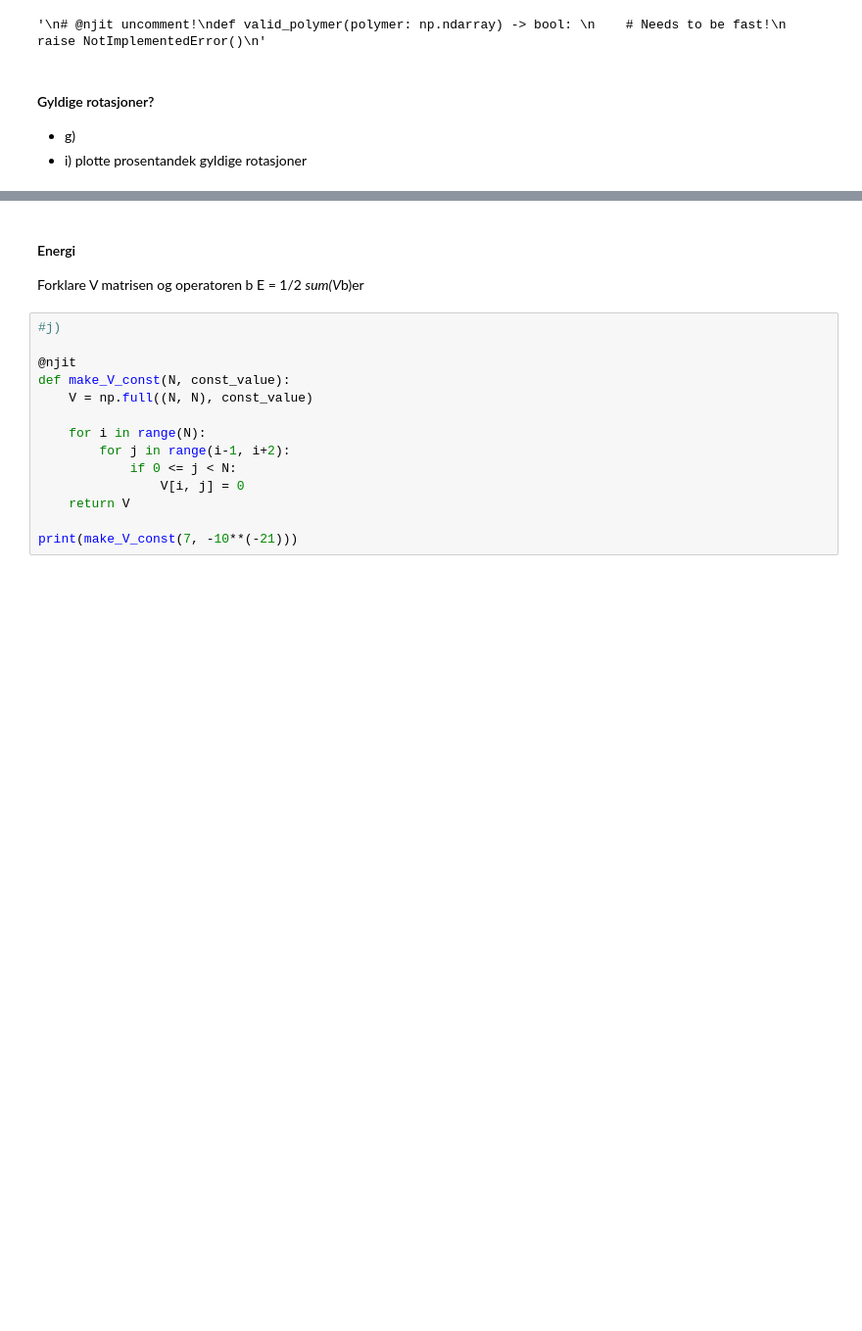
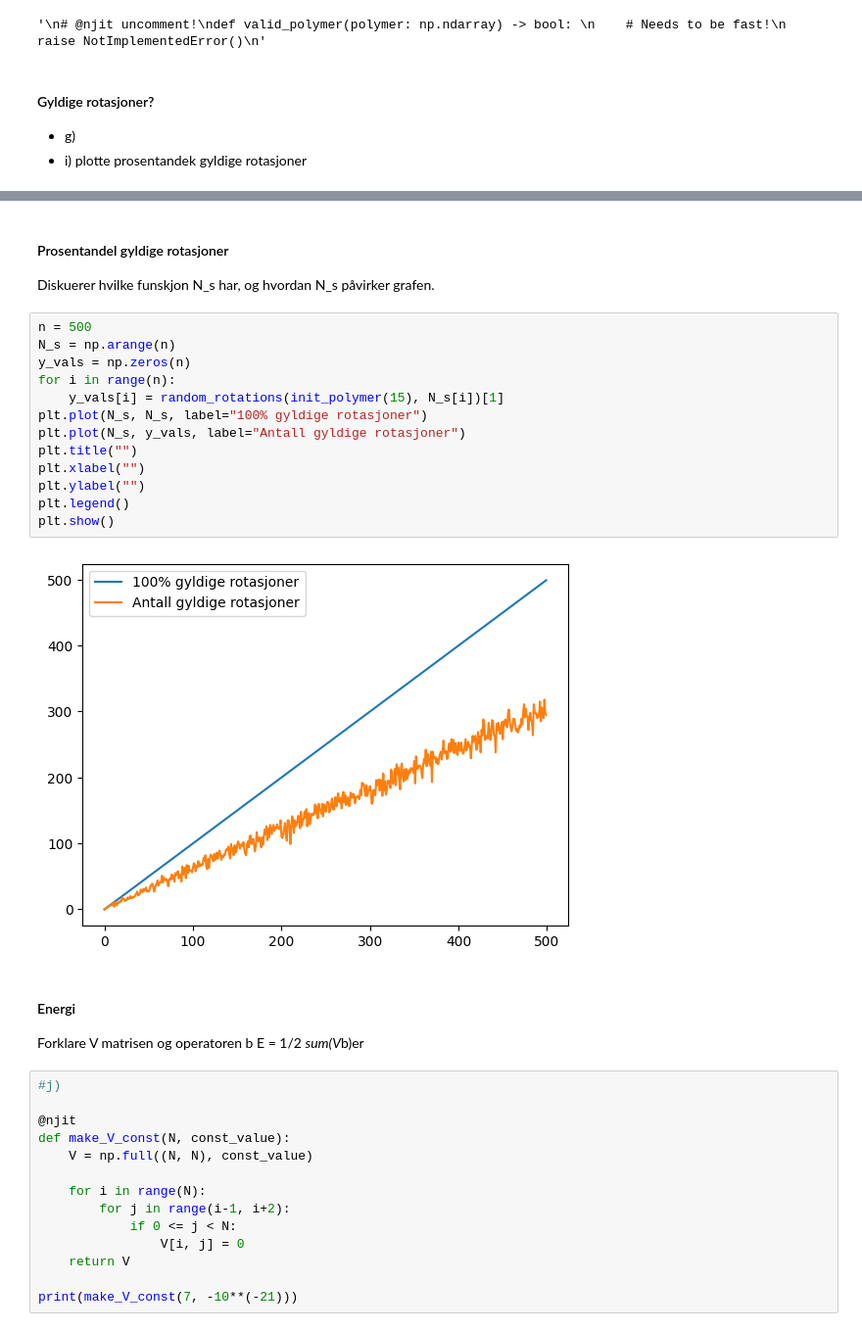
Before and after one commit to hannaroed/Vitber-bio, a Jupyter notebook: bio.ipynb, the cells around one changed output, grey strips where cells are left out. Shown at 98% size. Saved outputs shown, nothing was run; the diff lists cells and outputs as text; blank space fills up the shorter version.

```diff
--- a/bio.ipynb
+++ b/bio.ipynb
@@ -257,3 +255,21 @@ Antall gyldige rotasjoner: 67
+# %% [markdown]
+#### Prosentandel gyldige rotasjoner
+Diskuerer hvilke funskjon N_s har, og hvordan N_s påvirker grafen.
+# %%
+n = 500
+N_s = np.arange(n)
+y_vals = np.zeros(n)
+for i in range(n):
+    y_vals[i] = random_rotations(init_polymer(15), N_s[i])[1]
+plt.plot(N_s, N_s, label="100% gyldige rotasjoner")
+plt.plot(N_s, y_vals, label="Antall gyldige rotasjoner")
+plt.title("")
+plt.xlabel("")
+plt.ylabel("")
+plt.legend()
+plt.show()
+# %% [output]
+[figure, added]
 # %% [markdown]
 #### Energi
 Forklare V matrisen og operatoren b
```
Also changed, not shown: parts of 12 cells of this notebook.
